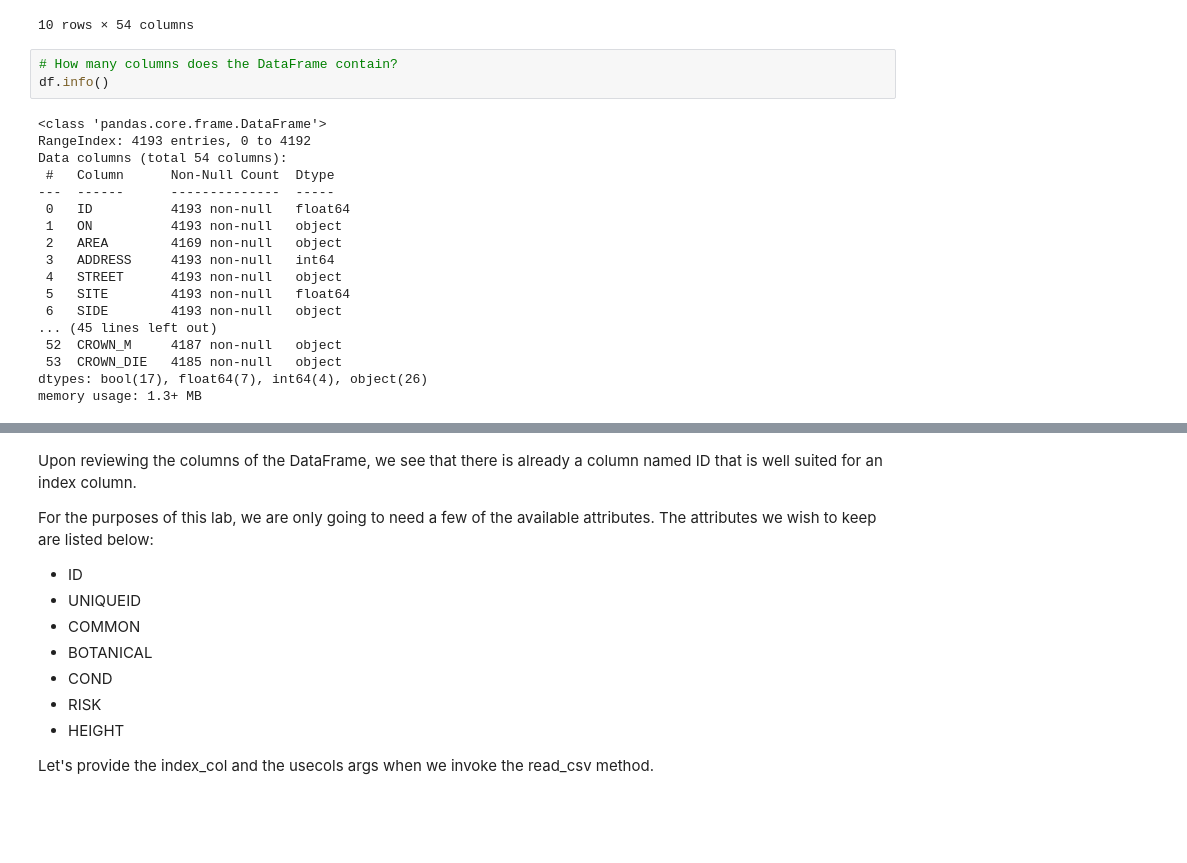
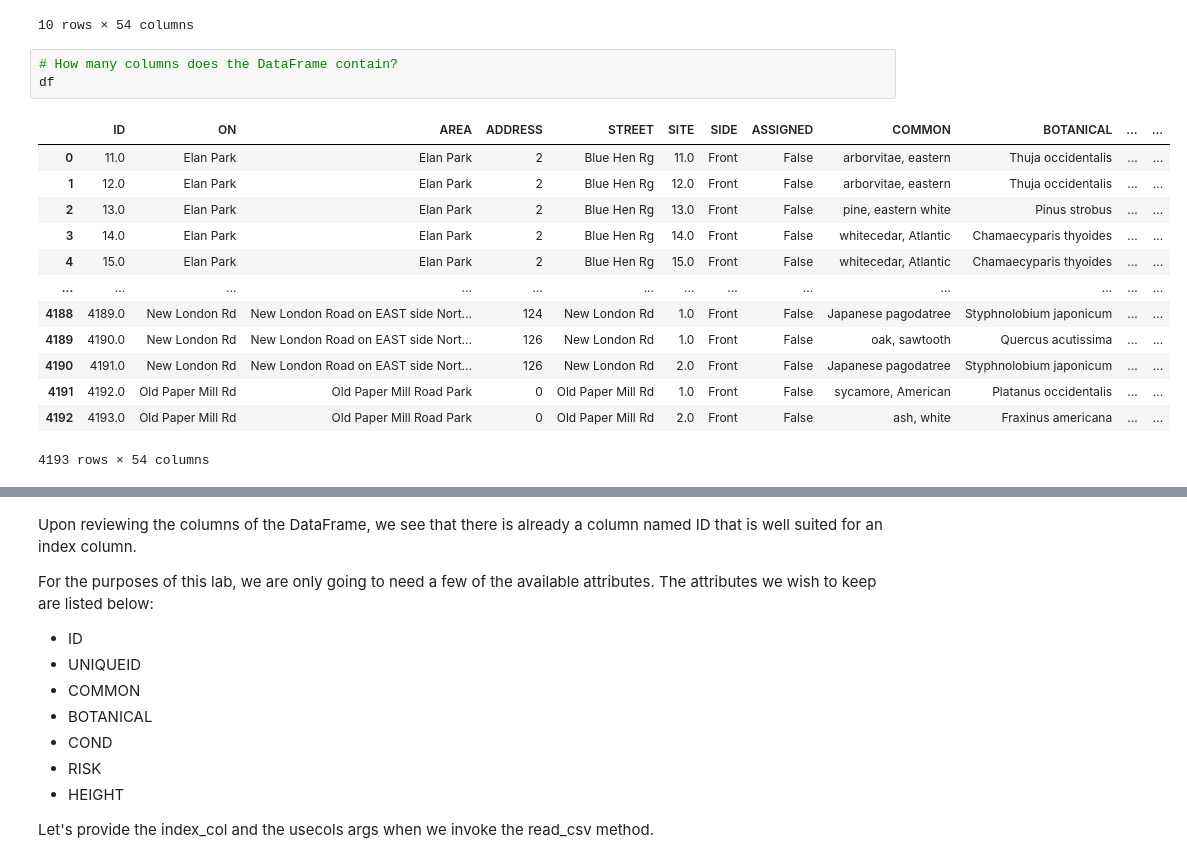
Before and after one commit to imirransom/DataEngineering.Labs.CityOfNewarkDETreeSurvey, a Jupyter notebook: data/newark_de_tree_survey-checkpoint.ipynb, the cells around one changed output, grey strips where cells are left out. Cells and saved outputs as stored; diff of their text form; blank space fills up the shorter version.

Commit message:
started on making the second dataframe and asnwering the questions

```diff
--- a/data/newark_de_tree_survey-checkpoint.ipynb
+++ b/data/newark_de_tree_survey-checkpoint.ipynb
@@ -30,24 +30,20 @@ df.head(10)
 10 rows × 54 columns
 # %%
 # How many columns does the DataFrame contain?
-df.info()
+df
 # %% [output]
+|  | ID | ON | AREA | ADDRESS | STREET | SITE | SIDE | ASSIGNED | COMMON | BOTANICAL | ... | ... |
+| 0 | 11.0 | Elan Park | Elan Park | 2 | Blue Hen Rg | 11.0 | Front | False | arborvitae, eastern | Thuja occidentalis | ... | ... |
+| 1 | 12.0 | Elan Park | Elan Park | 2 | Blue Hen Rg | 12.0 | Front | False | arborvitae, eastern | Thuja occidentalis | ... | ... |
+| 2 | 13.0 | Elan Park | Elan Park | 2 | Blue Hen Rg | 13.0 | Front | False | pine, eastern white | Pinus strobus | ... | ... |
+| 3 | 14.0 | Elan Park | Elan Park | 2 | Blue Hen Rg | 14.0 | Front | False | whitecedar, Atlantic | Chamaecyparis thyoides | ... | ... |
+| 4 | 15.0 | Elan Park | Elan Park | 2 | Blue Hen Rg | 15.0 | Front | False | whitecedar, Atlantic | Chamaecyparis thyoides | ... | ... |
+| ... | ... | ... | ... | ... | ... | ... | ... | ... | ... | ... | ... | ... |
+| 4188 | 4189.0 | New London Rd | New London Road on EAST side Nort... | 124 | New London Rd | 1.0 | Front | False | Japanese pagodatree | Styphnolobium japonicum | ... | ... |
+| 4189 | 4190.0 | New London Rd | New London Road on EAST side Nort... | 126 | New London Rd | 1.0 | Front | False | oak, sawtooth | Quercus acutissima | ... | ... |
+| 4190 | 4191.0 | New London Rd | New London Road on EAST side Nort... | 126 | New London Rd | 2.0 | Front | False | Japanese pagodatree | Styphnolobium japonicum | ... | ... |
+| 4191 | 4192.0 | Old Paper Mill Rd | Old Paper Mill Road Park | 0 | Old Paper Mill Rd | 1.0 | Front | False | sycamore, American | Platanus occidentalis | ... | ... |
+| 4192 | 4193.0 | Old Paper Mill Rd | Old Paper Mill Road Park | 0 | Old Paper Mill Rd | 2.0 | Front | False | ash, white | Fraxinus americana | ... | ... |
-<class 'pandas.core.frame.DataFrame'>
-RangeIndex: 4193 entries, 0 to 4192
-Data columns (total 54 columns):
- #   Column      Non-Null Count  Dtype
----  ------      --------------  -----
- 0   ID          4193 non-null   float64
- 1   ON          4193 non-null   object
- 2   AREA        4169 non-null   object
- 3   ADDRESS     4193 non-null   int64
- 4   STREET      4193 non-null   object
- 5   SITE        4193 non-null   float64
- 6   SIDE        4193 non-null   object
-... (45 lines left out)
- 52  CROWN_M     4187 non-null   object
- 53  CROWN_DIE   4185 non-null   object
-dtypes: bool(17), float64(7), int64(4), object(26)
-memory usage: 1.3+ MB
+4193 rows × 54 columns
 # %%
 # What attributes (columns) does this DataFrame contain?
```
Also changed, not shown: parts of 7 cells of this notebook.
